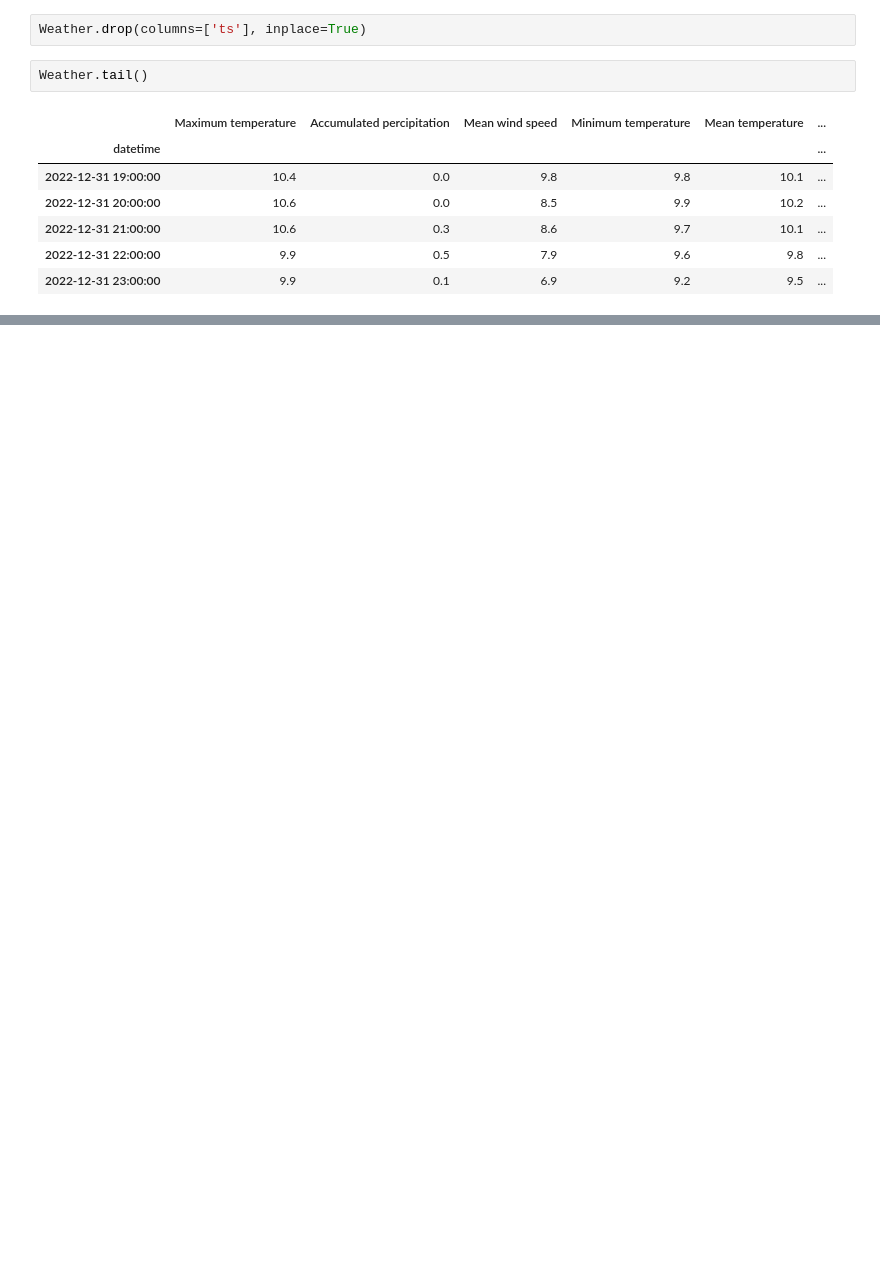
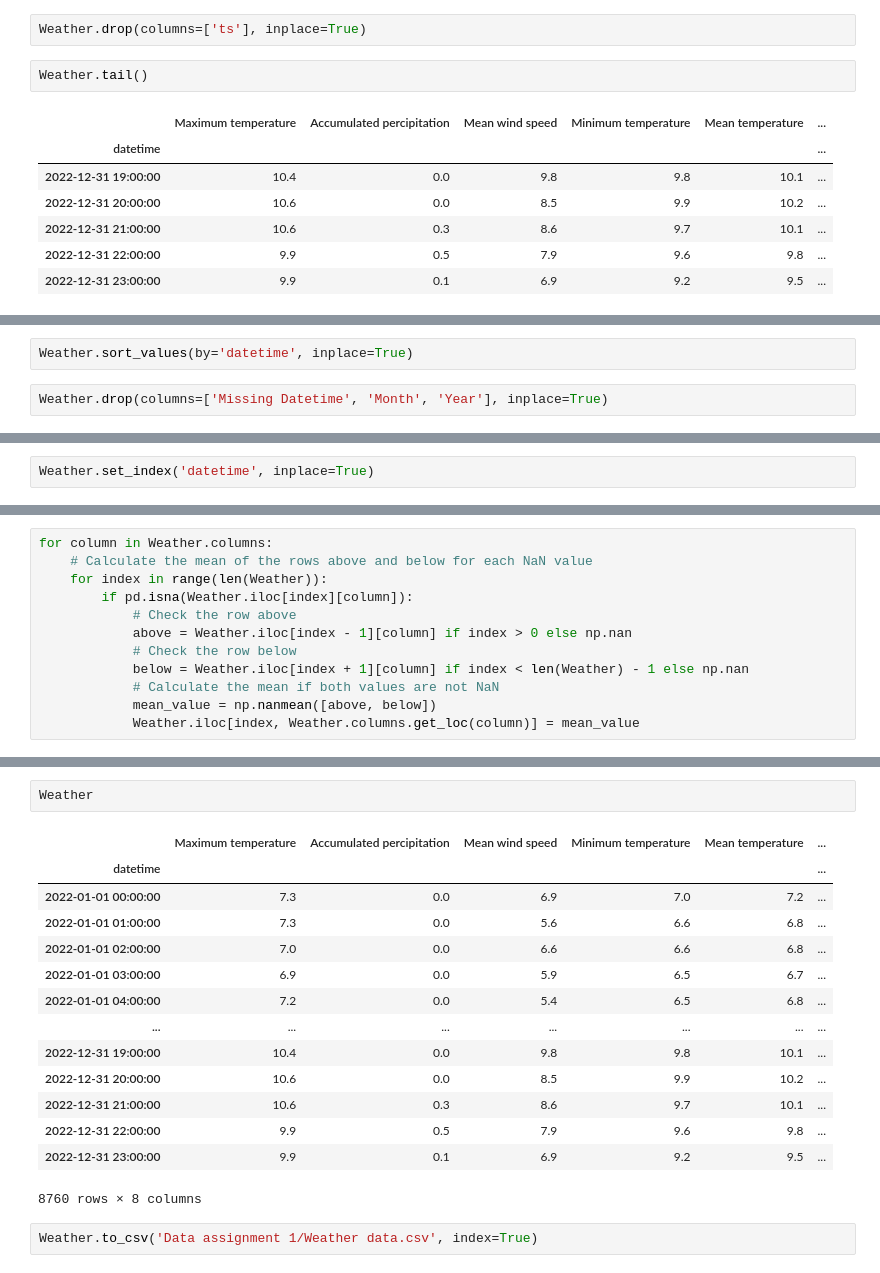
Before and after one commit to dzzz707/46765-ml-for-energy-systems, a Jupyter notebook: assignment1/Data process/Weather data.ipynb, the cells around one changed output, grey strips where cells are left out. Drawn from its saved outputs; the diff is of its cells as text; blank space fills up the shorter version.

Commit message:
Changes in data cleaning
I've applied the discussed changes and included the correlation. I'm not quite happy yet with using this method as feature selection, so will think about it some more.

```diff
--- a/assignment1/Data process/Weather data.ipynb
+++ b/assignment1/Data process/Weather data.ipynb
@@ -164,0 +260,4 @@ Weather.to_csv('Data assignment 1/Weather data.csv', index=True)
+# %%
+Weather.sort_values(by='datetime', inplace=True)
+# %%
+Weather.drop(columns=['Missing Datetime', 'Month', 'Year'], inplace=True)
@@ -164,0 +290,2 @@ Weather.to_csv('Data assignment 1/Weather data.csv', index=True)
+# %%
+Weather.set_index('datetime', inplace=True)
@@ -164,0 +302,12 @@ Weather.to_csv('Data assignment 1/Weather data.csv', index=True)
+# %%
+for column in Weather.columns:
+    # Calculate the mean of the rows above and below for each NaN value
+    for index in range(len(Weather)):
+        if pd.isna(Weather.iloc[index][column]):
+            # Check the row above
+            above = Weather.iloc[index - 1][column] if index > 0 else np.nan
+            # Check the row below
+            below = Weather.iloc[index + 1][column] if index < len(Weather) - 1 else np.nan
+            # Calculate the mean if both values are not NaN
+            mean_value = np.nanmean([above, below])
+            Weather.iloc[index, Weather.columns.get_loc(column)] = mean_value
@@ -164,0 +326,19 @@ Weather.to_csv('Data assignment 1/Weather data.csv', index=True)
+# %%
+Weather
+# %% [output]
+|  | Maximum temperature | Accumulated percipitation | Mean wind speed | Minimum temperature | Mean temperature | ... |
+| datetime |  |  |  |  |  | ... |
+| 2022-01-01 00:00:00 | 7.3 | 0.0 | 6.9 | 7.0 | 7.2 | ... |
+| 2022-01-01 01:00:00 | 7.3 | 0.0 | 5.6 | 6.6 | 6.8 | ... |
+| 2022-01-01 02:00:00 | 7.0 | 0.0 | 6.6 | 6.6 | 6.8 | ... |
+| 2022-01-01 03:00:00 | 6.9 | 0.0 | 5.9 | 6.5 | 6.7 | ... |
+| 2022-01-01 04:00:00 | 7.2 | 0.0 | 5.4 | 6.5 | 6.8 | ... |
+| ... | ... | ... | ... | ... | ... | ... |
+| 2022-12-31 19:00:00 | 10.4 | 0.0 | 9.8 | 9.8 | 10.1 | ... |
+| 2022-12-31 20:00:00 | 10.6 | 0.0 | 8.5 | 9.9 | 10.2 | ... |
+| 2022-12-31 21:00:00 | 10.6 | 0.3 | 8.6 | 9.7 | 10.1 | ... |
+| 2022-12-31 22:00:00 | 9.9 | 0.5 | 7.9 | 9.6 | 9.8 | ... |
+| 2022-12-31 23:00:00 | 9.9 | 0.1 | 6.9 | 9.2 | 9.5 | ... |
+8760 rows × 8 columns
+# %%
+Weather.to_csv('Data assignment 1/Weather data.csv', index=True)
```
Also changed, not shown: parts of 18 cells of this notebook.
